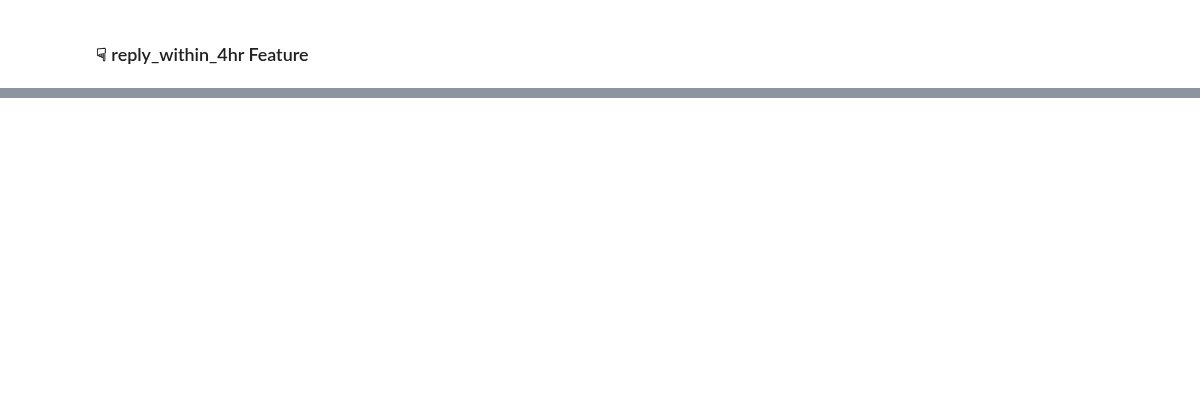
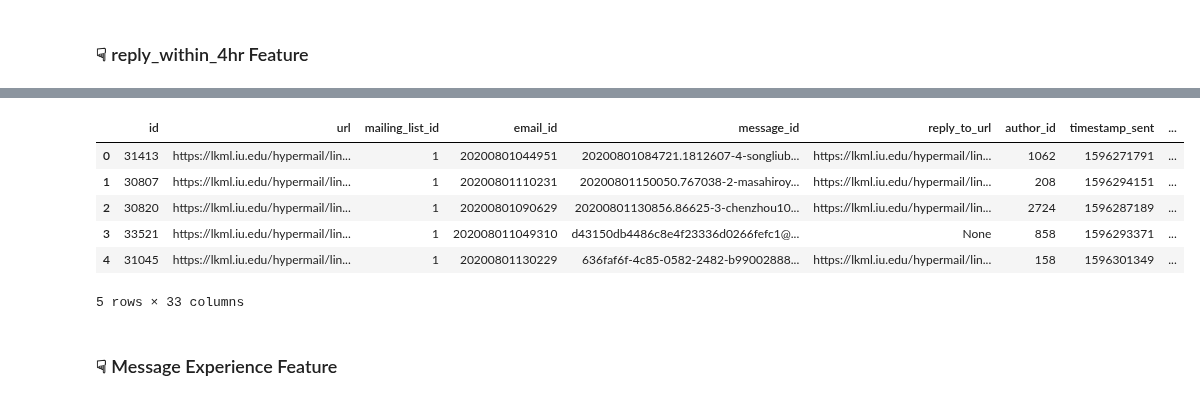
Before and after one commit to SRI-CSL/signal-public, a Jupyter notebook: colabs/signal_interest_data.ipynb, the cells around one changed output, grey strips where cells are left out. Drawn from its saved outputs; the diff is of its cells as text; code cells hidden in the pictures; blank space fills up the shorter version.

```diff
--- a/colabs/signal_interest_data.ipynb
+++ b/colabs/signal_interest_data.ipynb
@@ -708,5 +539,9 @@ def check_if_patch_is_accepted(patches_df: pd.DataFrame, patches_df_column: str,
 # %%
-df_email['accepted_patch'] = df_email.apply(lambda row: check_if_patch_is_accepted(patches_df=df_patches, patches_df_column='mail_id', message_id=row['message_id']), axis=1)
+df_email['accepted_patch'] = df_email.apply(lambda row: check_patch_state(
+    patches_df=df_patches,
+    search_column='mail_id',
+    search_value=row['message_id'],
+    state_value='Accepted'), axis=1)
 # %%
 tmp_accepted_patch = df_email.groupby(df_email['accepted_patch']).size().sort_values()
 tmp_accepted_patch
@@ -732,5 +555,9 @@ def check_if_commit_is_accepted(patches_df: pd.DataFrame, patches_df_column: str
 # %%
-df_email['accepted_commit'] = df_email.apply(lambda row: check_if_commit_is_accepted(patches_df=df_patches, patches_df_column='mail_id', message_id=row['message_id']), axis=1)
+df_email['accepted_commit'] = df_email.apply(lambda row: check_patch_state(
+    patches_df=df_patches,
+    search_column='mail_id',
+    search_value=row['message_id'],
+    state_value='Mainlined'), axis=1)
 # %%
 tmp_accepted_commit = df_email.groupby(df_email['accepted_commit']).size().sort_values()
 tmp_accepted_commit
@@ -755,14 +602,24 @@ def time_lapsed_in_seconds(email_df, target_email):
        return time_lapsed_in_min if reply exists
        return -1 if the email has not received any reply
     """
-    tmp_df = email_df[email_df['in_reply_to'] == target_email['emailId']]
+    tmp_df = email_df[email_df['reply_to_message_id'] == target_email['message_id']]
 
     if not tmp_df.empty:
-#         tmp_df_sorted = sort_emails_by_date(input_df=tmp_df, sort_column='timestampSent')
-        tmp_df_sorted = tmp_df.sort_values(by='timestampSent', ascending=True)
-#         print(tmp_df_sorted.iloc[0]['timestampSent'], row['timestampSent'])
-        time_diff = tmp_df_sorted.iloc[0]['timestampSent'] - row['timestampSent']
+        tmp_df_sorted = tmp_df.sort_values(by='sent_time', ascending=True)
+        time_diff = tmp_df_sorted.iloc[0]['sent_time'] - target_email['sent_time']
         time_lapsed_secs = time_diff.total_seconds()
         return abs(time_lapsed_secs)
     else:
         return -1
+# %%
+df_email['time_lapsed'] = df_email.apply(lambda row: time_lapsed_in_seconds(email_df=df_email, target_email=row), axis=1)
+# %%
+df_email.head()
+# %% [output]
+|  | id | url | mailing_list_id | email_id | message_id | reply_to_url | author_id | timestamp_sent | ... |
+| 0 | 31413 | https://lkml.iu.edu/hypermail/lin... | 1 | 20200801044951 | 20200801084721.1812607-4-songliub... | https://lkml.iu.edu/hypermail/lin... | 1062 | 1596271791 | ... |
+| 1 | 30807 | https://lkml.iu.edu/hypermail/lin... | 1 | 20200801110231 | 20200801150050.767038-2-masahiroy... | https://lkml.iu.edu/hypermail/lin... | 208 | 1596294151 | ... |
+| 2 | 30820 | https://lkml.iu.edu/hypermail/lin... | 1 | 20200801090629 | 20200801130856.86625-3-chenzhou10... | https://lkml.iu.edu/hypermail/lin... | 2724 | 1596287189 | ... |
+| 3 | 33521 | https://lkml.iu.edu/hypermail/lin... | 1 | 202008011049310 | d43150db4486c8e4f23336d0266fefc1@... | None | 858 | 1596293371 | ... |
+| 4 | 31045 | https://lkml.iu.edu/hypermail/lin... | 1 | 20200801130229 | 636faf6f-4c85-0582-2482-b99002888... | https://lkml.iu.edu/hypermail/lin... | 158 | 1596301349 | ... |
+5 rows × 33 columns
@@ -768,0 +634,2 @@ def time_lapsed_in_seconds(email_df, target_email):
+# %% [markdown]
+### &#9759; Message Experience Feature
```
Also changed, not shown: parts of 69 cells of this notebook.
